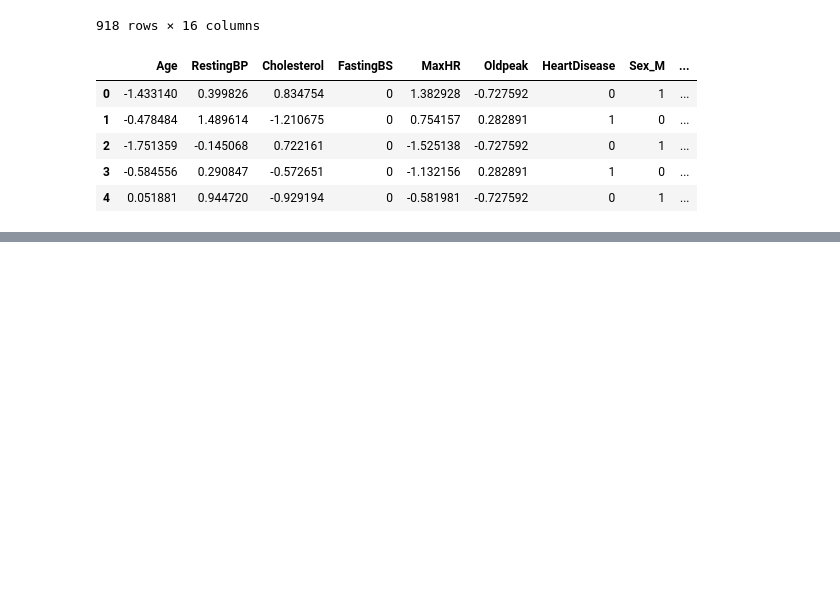
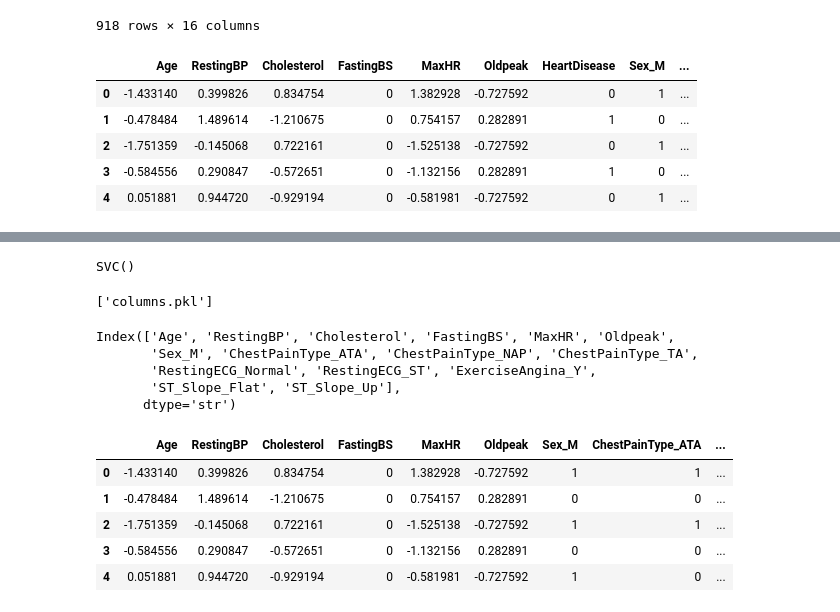
Before and after one commit to kandarp-01/Learning, a Jupyter notebook: ML/Project2/heart.ipynb, the cells around one changed output, grey strips where cells are left out. Saved outputs shown, nothing was run; the diff lists cells and outputs as text; code cells hidden in the pictures; blank space fills up the shorter version.

```diff
--- a/ML/Project2/heart.ipynb
+++ b/ML/Project2/heart.ipynb
@@ -294,0 +327,5 @@ X_train, X_test, y_train, y_test = train_test_split(X, y, test_size=0.20, random
+# %%
+model5=SVC(kernel='rbf')
+model5.fit(X_train,y_train)
+# %% [output]
+SVC()
@@ -294,0 +334,24 @@ X_train, X_test, y_train, y_test = train_test_split(X, y, test_size=0.20, random
+# %%
+import joblib
+joblib.dump(model1,'LR_heart.pkl')
+joblib.dump(scaler,'scaler.pkl')
+joblib.dump(X.columns.to_list(),'columns.pkl')
+# %% [output]
+['columns.pkl']
+# %%
+X.columns
+# %% [output]
+Index(['Age', 'RestingBP', 'Cholesterol', 'FastingBS', 'MaxHR', 'Oldpeak',
+       'Sex_M', 'ChestPainType_ATA', 'ChestPainType_NAP', 'ChestPainType_TA',
+       'RestingECG_Normal', 'RestingECG_ST', 'ExerciseAngina_Y',
+       'ST_Slope_Flat', 'ST_Slope_Up'],
+      dtype='str')
+# %%
+X.head()
+# %% [output]
+|  | Age | RestingBP | Cholesterol | FastingBS | MaxHR | Oldpeak | Sex_M | ChestPainType_ATA | ... |
+| 0 | -1.433140 | 0.399826 | 0.834754 | 0 | 1.382928 | -0.727592 | 1 | 1 | ... |
+| 1 | -0.478484 | 1.489614 | -1.210675 | 0 | 0.754157 | 0.282891 | 0 | 0 | ... |
+| 2 | -1.751359 | -0.145068 | 0.722161 | 0 | -1.525138 | -0.727592 | 1 | 1 | ... |
+| 3 | -0.584556 | 0.290847 | -0.572651 | 0 | -1.132156 | 0.282891 | 0 | 0 | ... |
+| 4 | 0.051881 | 0.944720 | -0.929194 | 0 | -0.581981 | -0.727592 | 1 | 0 | ... |
```
Also changed, not shown: parts of 21 cells of this notebook, 7 other files.
